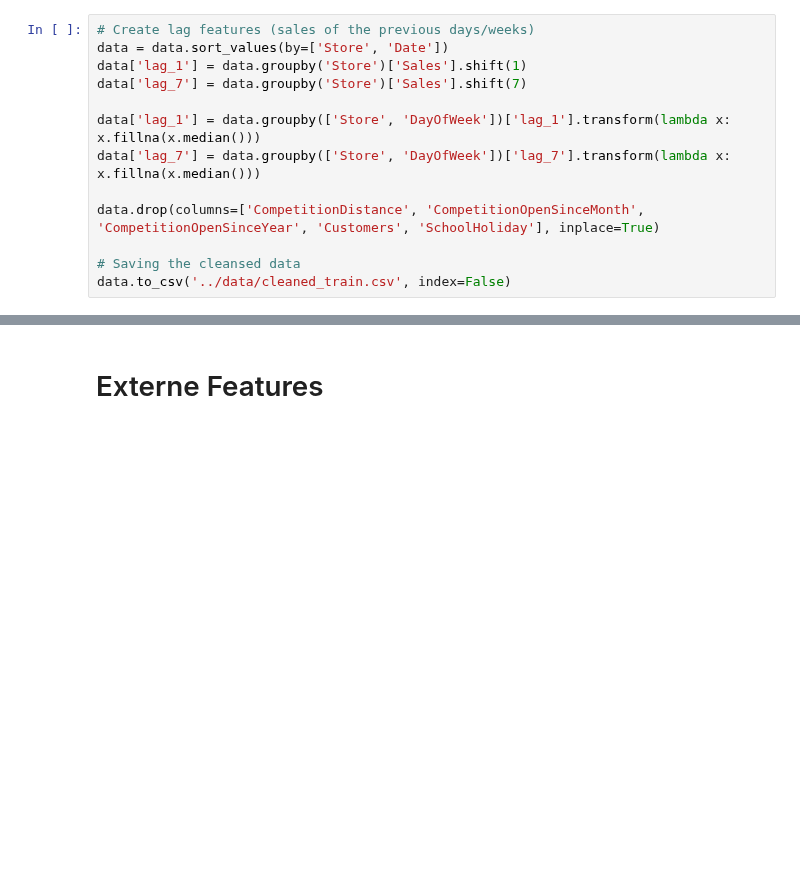
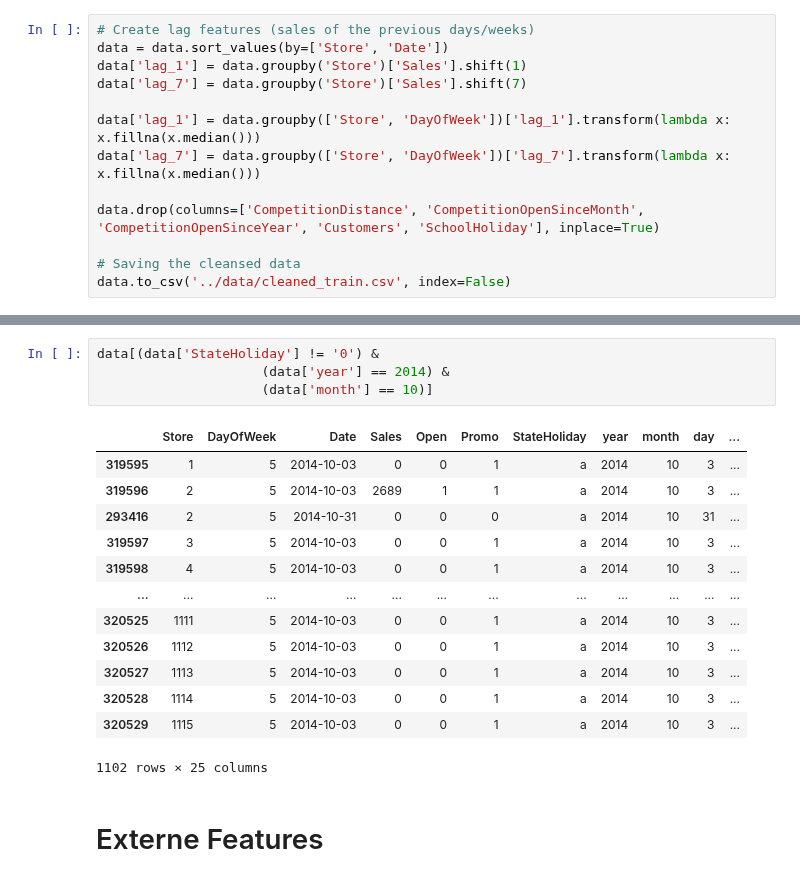
Before and after one commit to brk2ran/DataMining2024, a Jupyter notebook: notebooks/3_features.ipynb, the cells around one changed output, grey strips where cells are left out. Saved outputs shown, nothing was run; the diff lists cells and outputs as text; blank space fills up the shorter version.

```diff
--- a/notebooks/3_features.ipynb
+++ b/notebooks/3_features.ipynb
@@ -275,3 +308,21 @@ Name: lag_1, dtype: float64
+# %%
+data[(data['StateHoliday'] != '0') &
+                     (data['year'] == 2014) &
+                     (data['month'] == 10)]
+# %% [output]
+|  | Store | DayOfWeek | Date | Sales | Open | Promo | StateHoliday | year | month | day | ... |
+| 319595 | 1 | 5 | 2014-10-03 | 0 | 0 | 1 | a | 2014 | 10 | 3 | ... |
+| 319596 | 2 | 5 | 2014-10-03 | 2689 | 1 | 1 | a | 2014 | 10 | 3 | ... |
+| 293416 | 2 | 5 | 2014-10-31 | 0 | 0 | 0 | a | 2014 | 10 | 31 | ... |
+| 319597 | 3 | 5 | 2014-10-03 | 0 | 0 | 1 | a | 2014 | 10 | 3 | ... |
+| 319598 | 4 | 5 | 2014-10-03 | 0 | 0 | 1 | a | 2014 | 10 | 3 | ... |
+| ... | ... | ... | ... | ... | ... | ... | ... | ... | ... | ... | ... |
+| 320525 | 1111 | 5 | 2014-10-03 | 0 | 0 | 1 | a | 2014 | 10 | 3 | ... |
+| 320526 | 1112 | 5 | 2014-10-03 | 0 | 0 | 1 | a | 2014 | 10 | 3 | ... |
+| 320527 | 1113 | 5 | 2014-10-03 | 0 | 0 | 1 | a | 2014 | 10 | 3 | ... |
+| 320528 | 1114 | 5 | 2014-10-03 | 0 | 0 | 1 | a | 2014 | 10 | 3 | ... |
+| 320529 | 1115 | 5 | 2014-10-03 | 0 | 0 | 1 | a | 2014 | 10 | 3 | ... |
+1102 rows × 25 columns
 # %% [markdown]
 # Externe Features
 # %% [markdown]
```
Also changed, not shown: parts of 12 cells of this notebook, 1 other file.
